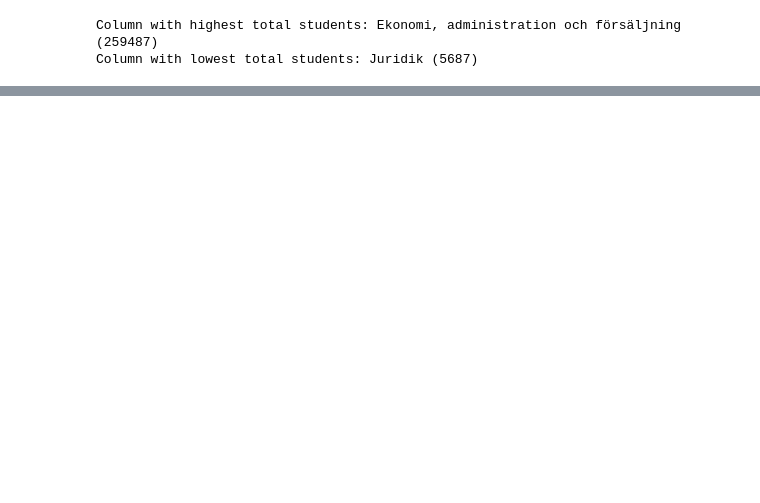
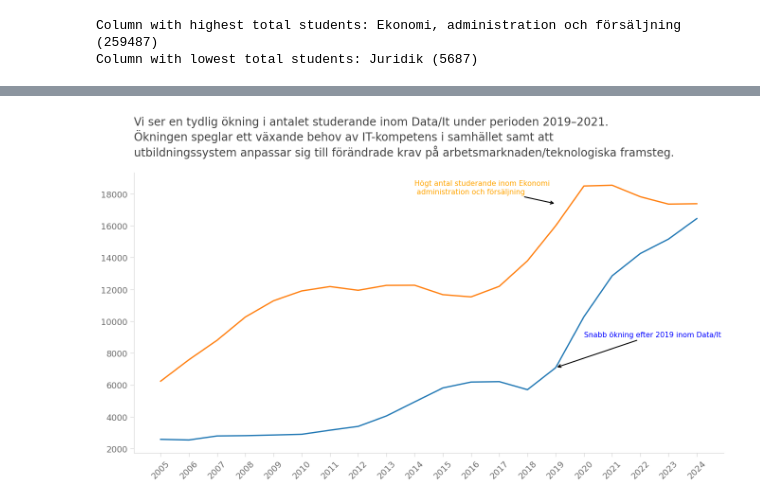
Before and after one commit to Ferothanes/Datavisualisering_Gruppprojekt_Grupp10, a Jupyter notebook: EDA/Freja_EDA.ipynb, the cells around one changed output, grey strips where cells are left out. Cells and saved outputs as stored; diff of their text form; code cells hidden in the pictures; blank space fills up the shorter version.

```diff
--- a/EDA/Freja_EDA.ipynb
+++ b/EDA/Freja_EDA.ipynb
@@ -367,0 +459,74 @@ fig.show()
+# %%
+import pandas as pd
+import matplotlib.pyplot as plt
+
+# Läs in data
+data = pd.read_excel("data/Antalet studerande i YH inom olika utbildningsområden 2012-2024.xlsx")
+
+# Om nödvändigt, konvertera 'År' till strängar för enklare x-axel hantering
+data["År"] = data["År"].astype(str)
+
+# Välj intressanta områden för storytelling
+selected_fields = [
+    "Data/It",
+    "Ekonomi, administration och försäljning"
+]
+
+# Skapa grafen
+plt.figure(figsize=(14, 8))
+for field in selected_fields:
+    plt.plot(data["År"], data[field], label=field, linewidth=2)
+
+# Storytelling-annotationer
+plt.annotate(
+    "Snabb ökning efter 2019 inom Data/It",
+    xy=("2019", data.loc[data["År"] == "2019", "Data/It"].values[0]),
+    xytext=("2020", 9000),
+    arrowprops=dict(arrowstyle="->", lw=1.5),
+    fontsize=11, color="blue"
+)
+
+plt.annotate("Högt antal studerande inom Ekonomi\n administration och försäljning",
+    xy=("2019", data.loc[data["År"] == "2024", "Ekonomi, administration och försäljning"].values[0]),
+    xytext=("2014", 18000),
+    arrowprops=dict(arrowstyle="->", lw=1.5),
+    fontsize=11, color="orange")
+
+
+# Styling text
+plt.text(
+    0, 1.05,
+    s=(
+        "Vi ser en tydlig ökning i antalet studerande inom Data/It under perioden 2019–2021.\n"
+        "Ökningen speglar ett växande behov av IT-kompetens i samhället samt att\n"
+        "utbildningssystem anpassar sig till förändrade krav på arbetsmarknaden/teknologiska framsteg."
+    ),
+    fontsize=17,
+    ha='left', va='bottom',
+    color='#404040',
+    transform=plt.gca().transAxes
+)
+
+#Tick design
+plt.xticks(rotation=45)
+# Customize major tick labels
+plt.gca().tick_params(axis='both', which='major', labelsize=13, labelcolor='dimgray')
+# Customize major ticks color and size
+plt.gca().tick_params(axis='both', which='major', color='lightgray', length=6)
+
+
+# Remove right and top spines
+for spine in ['right', 'top']:
+    plt.gca().spines[spine].set_visible(False)
+# Set the remaining spines (left and bottom) to lighter gray
+for spine in ['left', 'bottom']:
+    plt.gca().spines[spine].set_color('lightgray')
+
+
+plt.grid(False)
+plt.tight_layout()
+
+plt.savefig("figures/storytelling_Data_It.png")
+plt.show()
+# %% [output]
+[figure, added]
```
Also changed, not shown: parts of 18 cells of this notebook, 12 other files.
